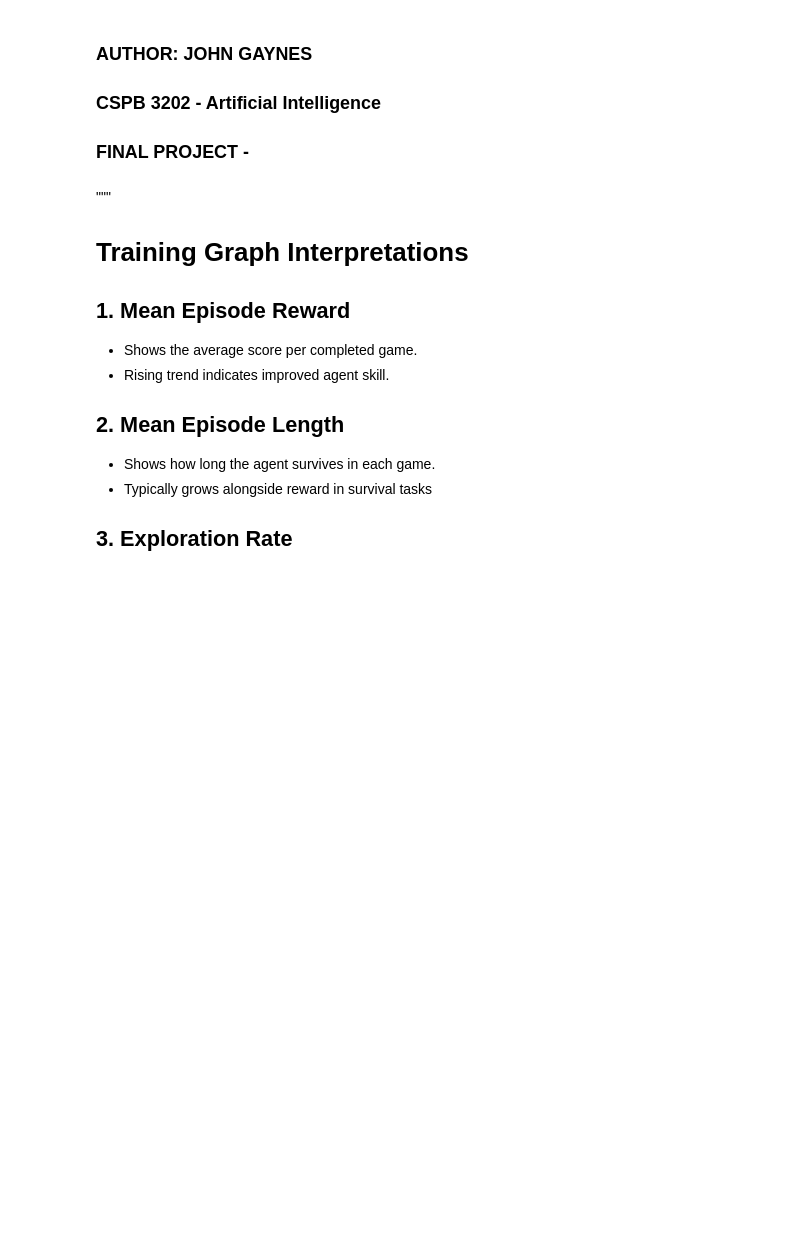
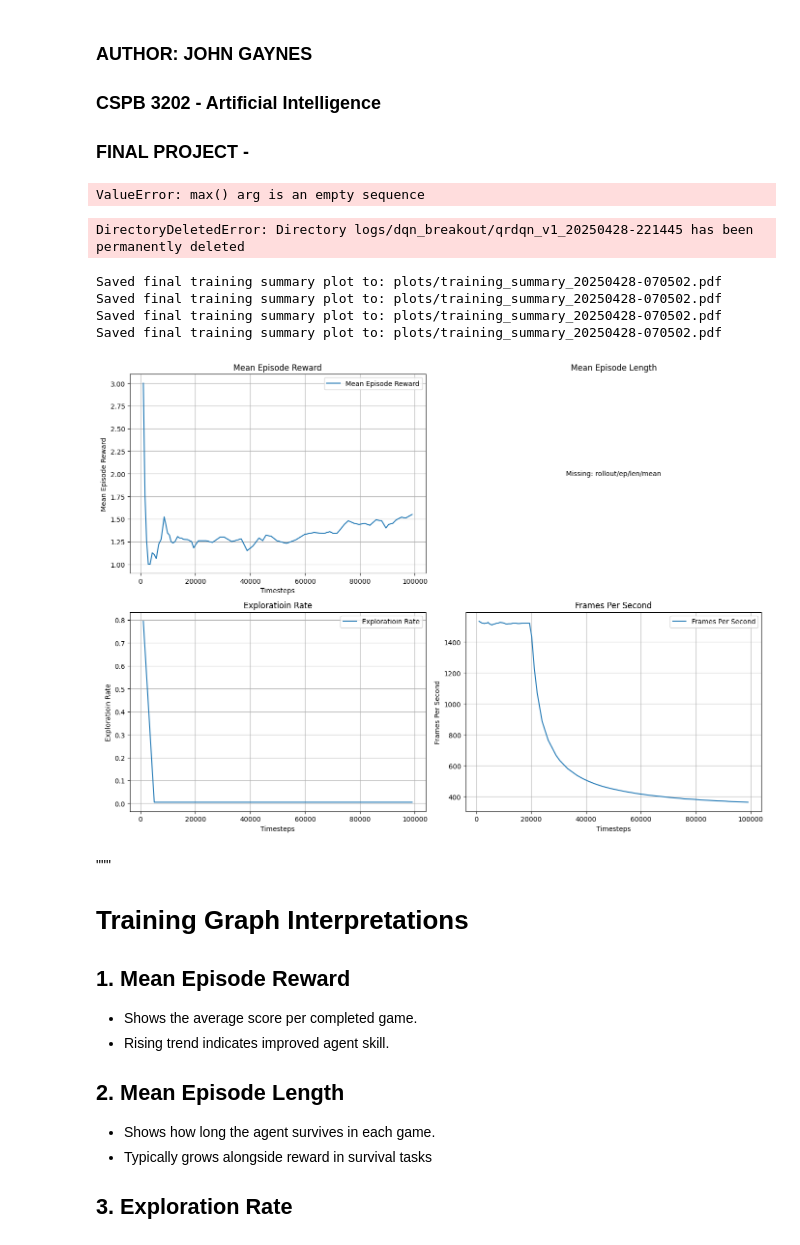
Before and after one commit to neoygaj/AI_project, a Jupyter notebook: train_dqn_final_report.ipynb, the cells around one changed output. Drawn from its saved outputs; the diff is of its cells as text; code cells hidden in the pictures; blank space fills up the shorter version.

```diff
--- a/train_dqn_final_report.ipynb
+++ b/train_dqn_final_report.ipynb
@@ -12,17 +12,22 @@ from tensorboard.backend.event_processing.event_accumulator import event_accumul
 # %%
 # --- Paths ---
-log_dir = "logs/dqn_breakout"
+log_dir = "logs/dqn_breakout/qrdqn_v1_20250428-070502"
 plots_dir = "plots"
 os.makedirs(plots_dir, exist_ok=True)
 # %%
-# --- Find latest run ---
-all_runs = [os.path.join(log_dir, d) for d in os.listdir(log_dir) if os.path.isdir(os.path.join(log_dir, d))]
-latest_run = max(all_runs, key=os.path.getmtime)
-print(f"Analyzing training logs from: {latest_run}")
+# # --- Find latest run ---
+# all_runs = [os.path.join(log_dir, d) for d in os.listdir(log_dir) if os.path.isdir(os.path.join(log_dir, d))]
+# latest_run = max(all_runs, key=os.path.getmtime)
+# print(f"Analyzing training logs from: {latest_run}")
+# %% [output]
+ValueError: max() arg is an empty sequence
 # %%
 # --- Load event data ---
-ea = EventAccumulator(latest_run)
+ea = EventAccumulator(log_dir)
 ea.Reload()
+print("Available scalar tags:", ea.Tags()["scalars"])
+# %% [output]
+DirectoryDeletedError: Directory logs/dqn_breakout/qrdqn_v1_20250428-221445 has been permanently deleted
 # %%
 # --- Tags to plot ---
 tags = {
@@ -34,31 +39,37 @@ tags = {
 # %%
 # --- Plot each metric ---
 fig, axs = plt.subplots(2, 2, figsize=(14, 10))
 axs = axs.flatten()
 
 for idx, (tag, title) in enumerate(tags.items()):
     try:
         events = ea.Scalars(tag)
         steps = [e.step for e in events]
         values = [e.value for e in events]
 
-        axs[idx].plot(steps, values, labels=title)
+        axs[idx].plot(steps, values, label=title)
         axs[idx].set_title(title)
         axs[idx].set_xlabel("Timesteps")
         axs[idx].set_ylabel(title)
         axs[idx].set_label(title)
         axs[idx].grid(True)
         axs[idx].legend()
 
     except KeyError:
         axs[idx].text(0.5, 0.5, f"Missing: {tag}", ha='center', va='center')
         axs[idx].set_title(title)
         axs[idx].axis('off')
 
     plt.tight_layout()
-    summary_pdf_path = os.path.join(plots_dir, "training_summary_final.pdf")
+    summary_pdf_path = os.path.join(plots_dir, "training_summary_20250428-070502.pdf")
     plt.savefig(summary_pdf_path)
-    print(f"Saved final training summary plot to: {summary_final.pdf}")
+    print(f"Saved final training summary plot to: {summary_pdf_path}")
+# %% [output]
+Saved final training summary plot to: plots/training_summary_20250428-070502.pdf
+Saved final training summary plot to: plots/training_summary_20250428-070502.pdf
+Saved final training summary plot to: plots/training_summary_20250428-070502.pdf
+Saved final training summary plot to: plots/training_summary_20250428-070502.pdf
+[figure, added]
 # %% [markdown]
 """
 # Training Graph Interpretations
```
Also changed, not shown: parts of 1 cell of this notebook, 5 other files.
